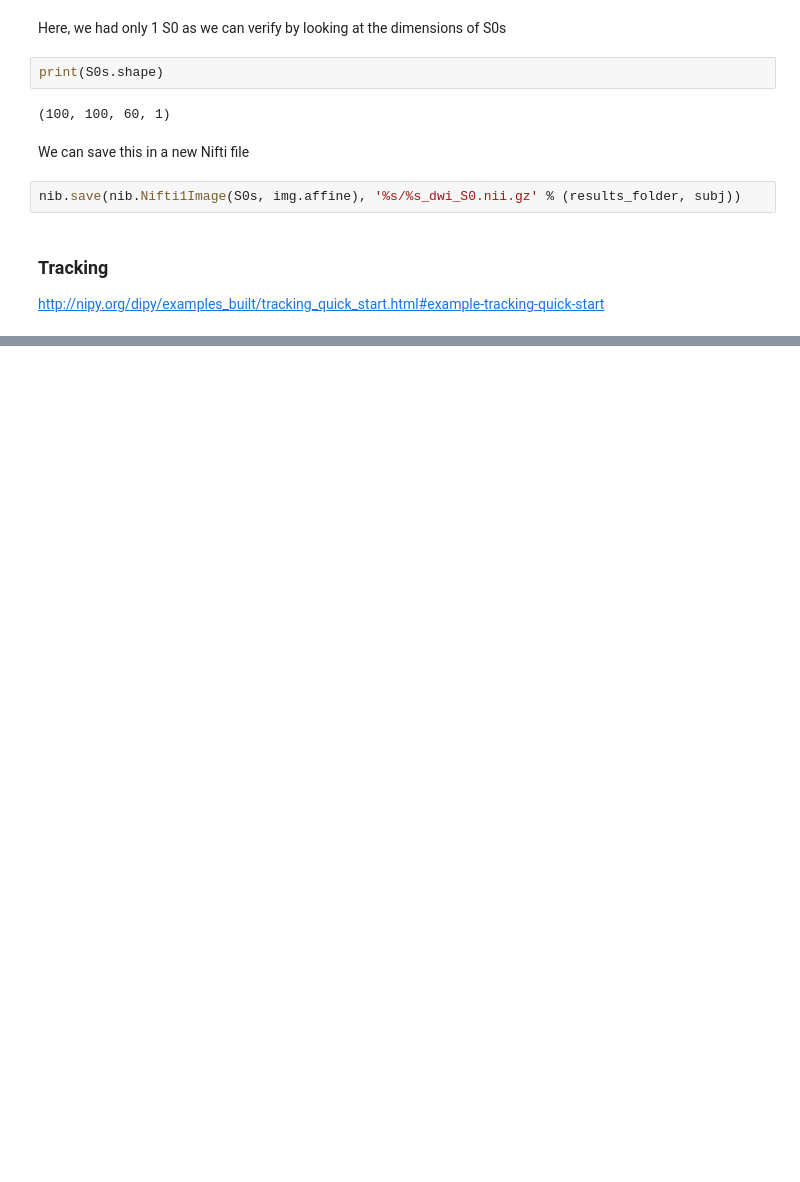
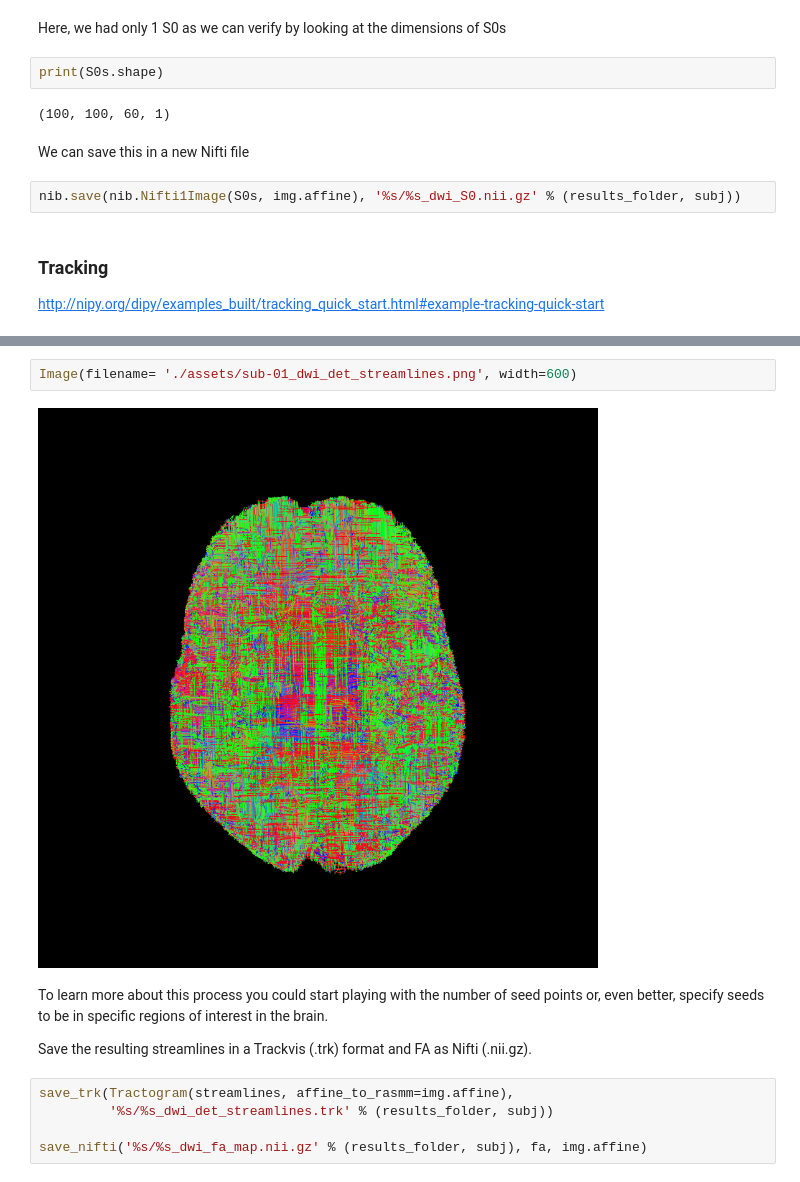
Before and after one commit to computational-medicine/BMED360, a Jupyter notebook: notebooks/3.0-diffusion-mri.ipynb, the cells around one changed output, grey strips where cells are left out. Cells and saved outputs as stored; diff of their text form; blank space fills up the shorter version.

```diff
--- a/notebooks/3.0-diffusion-mri.ipynb
+++ b/notebooks/3.0-diffusion-mri.ipynb
@@ -158,0 +265,13 @@ http://nipy.org/dipy/examples_built/tracking_quick_start.html#example-tracking-q
+# %%
+Image(filename= './assets/sub-01_dwi_det_streamlines.png', width=600)
+# %% [output]
+[figure, added]
+# %% [markdown]
+To learn more about this process you could start playing with the number of seed points or, even better, specify seeds to be in specific regions of interest in the brain.
+
+Save the resulting streamlines in a Trackvis (.trk) format and FA as Nifti (.nii.gz).
+# %%
+save_trk(Tractogram(streamlines, affine_to_rasmm=img.affine),
+         '%s/%s_dwi_det_streamlines.trk' % (results_folder, subj))
+
+save_nifti('%s/%s_dwi_fa_map.nii.gz' % (results_folder, subj), fa, img.affine)
```
Also changed, not shown: parts of 28 cells of this notebook, 4 other files.
